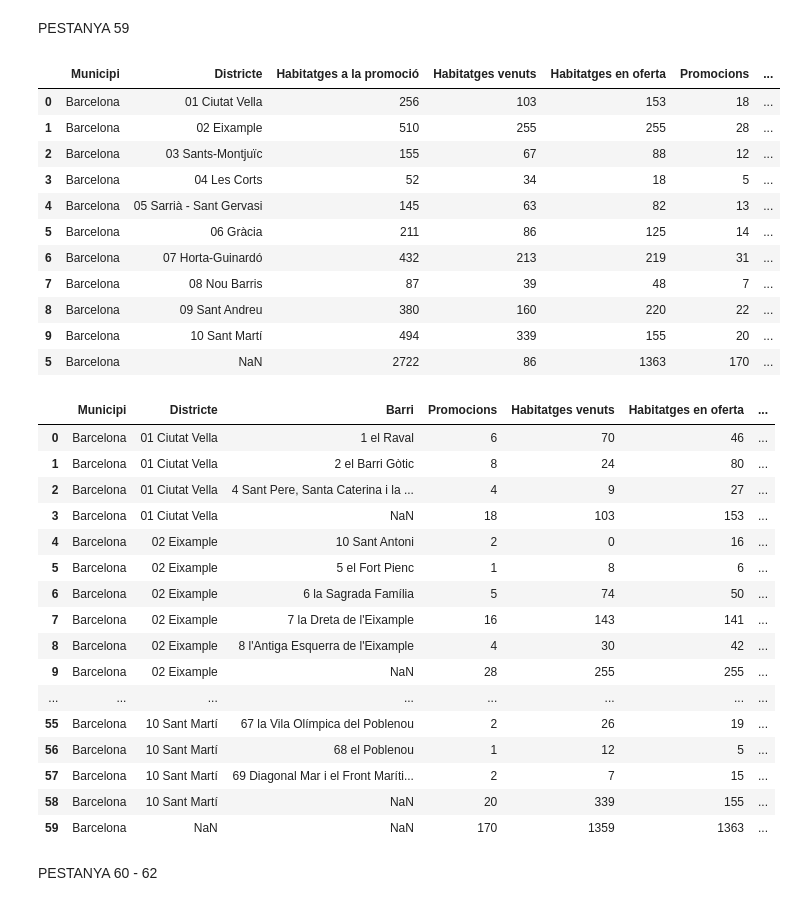
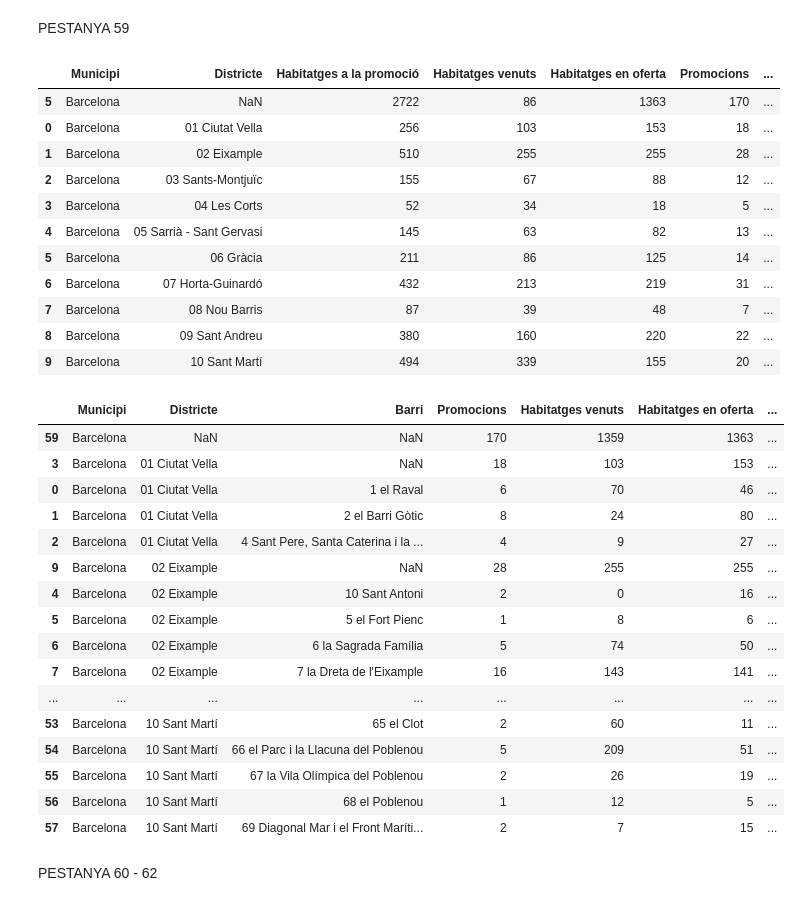
Before and after one commit to rubenlj-git/Taules_oferta_1S23, a Jupyter notebook: taules_resum_1S2023.ipynb, the cells around one changed output. Saved outputs shown, nothing was run; the diff lists cells and outputs as text; code cells hidden in the pictures.

```diff
--- a/taules_resum_1S2023.ipynb
+++ b/taules_resum_1S2023.ipynb
@@ -1433,9 +1429,11 @@ table134["Mitjana (a la promoció)"] = table134["Habitatges a la promoció"]/tab
 table134["% habitatges venuts"] = table134["Habitatges venuts"].mul(100)/table134["Habitatges a la promoció"]
 table134["% habitatges en venda"] = table134["Habitatges en oferta"].mul(100)/table134["Habitatges a la promoció"]
 
+table134 = table134.sort_values(["Municipi", "Districte"], na_position="first")
 table134
 # %% [output]
 |  | Municipi | Districte | Habitatges a la promoció | Habitatges venuts | Habitatges en oferta | Promocions | ... |
+| 5 | Barcelona | NaN | 2722 | 86 | 1363 | 170 | ... |
 | 0 | Barcelona | 01 Ciutat Vella | 256 | 103 | 153 | 18 | ... |
 | 1 | Barcelona | 02 Eixample | 510 | 255 | 255 | 28 | ... |
 | 2 | Barcelona | 03 Sants-Montjuïc | 155 | 67 | 88 | 12 | ... |
@@ -1446,53 +1444,54 @@ table134
 | 7 | Barcelona | 08 Nou Barris | 87 | 39 | 48 | 7 | ... |
 | 8 | Barcelona | 09 Sant Andreu | 380 | 160 | 220 | 22 | ... |
 | 9 | Barcelona | 10 Sant Martí | 494 | 339 | 155 | 20 | ... |
-| 5 | Barcelona | NaN | 2722 | 86 | 1363 | 170 | ... |
 # %%
 table136_dis = bbdd_estudi_prom[bbdd_estudi_prom["Municipi"]=="Barcelona"][["Nom DIST", "HABIP", "HABIV","HABIT"]].groupby("Nom DIST").sum().reset_index()
 table136_barri = bbdd_estudi_prom[bbdd_estudi_prom["Municipi"]=="Barcelona"][["Nom DIST","Nom BARRI", "HABIP","HABIV", "HABIT"]].groupby(["Nom DIST","Nom BARRI"]).sum().reset_index()
 
 table136_hab = table136_barri.append(table136_dis, ignore_index=True)
 table136_hab["Municipi"] = "Barcelona"
 
 table136_hab = table136_hab.append({"Municipi":"Barcelona", "Nom DIST": np.NaN, "Nom BARRI":np.NaN, "HABIP":bbdd_estudi_prom[bbdd_estudi_prom["Municipi"]=="Barcelona"]["HABIP"].sum(), "HABIT":bbdd_estudi_prom[bbdd_estudi_prom["Municipi"]=="Barcelona"]["HABIT"].sum(), "HABIV":bbdd_estudi_prom[bbdd_estudi_prom["Municipi"]=="Barcelona"]["HABIV"].sum()}, ignore_index=True)
 table136_hab = table136_hab.rename(columns={"HABIV":"Habitatges venuts","HABIP":"Habitatges en oferta", "HABIT":"Habitatges a la promoció","Nom DIST":"Districte"})
 table136_hab = table136_hab[["Municipi", "Districte", "Nom BARRI","Habitatges venuts", "Habitatges en oferta", "Habitatges a la promoció"]]
 
 
 table136prom_dis = bbdd_estudi_prom[bbdd_estudi_prom["Municipi"]=="Barcelona"][["Nom DIST"]].value_counts().reset_index().rename(columns={0:"Promocions"})
 table136prom_dis["Nom BARRI"] = np.NaN
 table136prom_mun = bbdd_estudi_prom[bbdd_estudi_prom["Municipi"]=="Barcelona"][["Nom DIST", "Nom BARRI"]].value_counts().reset_index().rename(columns = {0:"Promocions"})
 table136prom = pd.concat([table136prom_mun,table136prom_dis], axis=0)
 table136prom["Municipi"] = "Barcelona"
 
 table136prom = table136prom.append({"Municipi":"Barcelona", "Nom DIST": np.NaN, "Nom BARRI":np.NaN, "Promocions":bbdd_estudi_prom[bbdd_estudi_prom["Municipi"]=="Barcelona"].shape[0]}, ignore_index=True)
 table136prom = table136prom.rename(columns={"Nom DIST":"Districte"}).sort_values(["Municipi", "Districte", "Nom BARRI"], ascending= True)
 table136 = pd.merge(table136prom, table136_hab, how="left", on =["Municipi", "Districte", "Nom BARRI"])
 table136 = table136[["Municipi", "Districte", "Nom BARRI", "Promocions", "Habitatges venuts", "Habitatges en oferta", "Habitatges a la promoció"]].rename(columns={"Nom BARRI":"Barri"})
 
 table136["Mitjana (en oferta)"] = table136["Habitatges en oferta"]/table136["Promocions"]
 table136["Mitjana (a la promoció)"] = table136["Habitatges a la promoció"]/table136["Promocions"]
 table136["% habitatges venuts"] = table136["Habitatges venuts"].mul(100)/table136["Habitatges a la promoció"]
 table136["% habitatges en venda"] = table136["Habitatges en oferta"].mul(100)/table136["Habitatges a la promoció"]
+
+table136 = table136.sort_values(["Municipi", "Districte", "Barri"], na_position="first")
 table136
 # %% [output]
 |  | Municipi | Districte | Barri | Promocions | Habitatges venuts | Habitatges en oferta | ... |
+| 59 | Barcelona | NaN | NaN | 170 | 1359 | 1363 | ... |
+| 3 | Barcelona | 01 Ciutat Vella | NaN | 18 | 103 | 153 | ... |
 | 0 | Barcelona | 01 Ciutat Vella | 1 el Raval | 6 | 70 | 46 | ... |
 | 1 | Barcelona | 01 Ciutat Vella | 2 el Barri Gòtic | 8 | 24 | 80 | ... |
 | 2 | Barcelona | 01 Ciutat Vella | 4 Sant Pere, Santa Caterina i la ... | 4 | 9 | 27 | ... |
-| 3 | Barcelona | 01 Ciutat Vella | NaN | 18 | 103 | 153 | ... |
+| 9 | Barcelona | 02 Eixample | NaN | 28 | 255 | 255 | ... |
 | 4 | Barcelona | 02 Eixample | 10 Sant Antoni | 2 | 0 | 16 | ... |
 | 5 | Barcelona | 02 Eixample | 5 el Fort Pienc | 1 | 8 | 6 | ... |
 | 6 | Barcelona | 02 Eixample | 6 la Sagrada Família | 5 | 74 | 50 | ... |
 | 7 | Barcelona | 02 Eixample | 7 la Dreta de l'Eixample | 16 | 143 | 141 | ... |
-| 8 | Barcelona | 02 Eixample | 8 l'Antiga Esquerra de l'Eixample | 4 | 30 | 42 | ... |
-| 9 | Barcelona | 02 Eixample | NaN | 28 | 255 | 255 | ... |
 | ... | ... | ... | ... | ... | ... | ... | ... |
+| 53 | Barcelona | 10 Sant Martí | 65 el Clot | 2 | 60 | 11 | ... |
+| 54 | Barcelona | 10 Sant Martí | 66 el Parc i la Llacuna del Poblenou | 5 | 209 | 51 | ... |
 | 55 | Barcelona | 10 Sant Martí | 67 la Vila Olímpica del Poblenou | 2 | 26 | 19 | ... |
 | 56 | Barcelona | 10 Sant Martí | 68 el Poblenou | 1 | 12 | 5 | ... |
 | 57 | Barcelona | 10 Sant Martí | 69 Diagonal Mar i el Front Maríti... | 2 | 7 | 15 | ... |
-| 58 | Barcelona | 10 Sant Martí | NaN | 20 | 339 | 155 | ... |
-| 59 | Barcelona | NaN | NaN | 170 | 1359 | 1363 | ... |
 # %% [markdown]
 PESTANYA 60 - 62
 # %%
```
Also changed, not shown: parts of 21 cells of this notebook, 5 other files.
